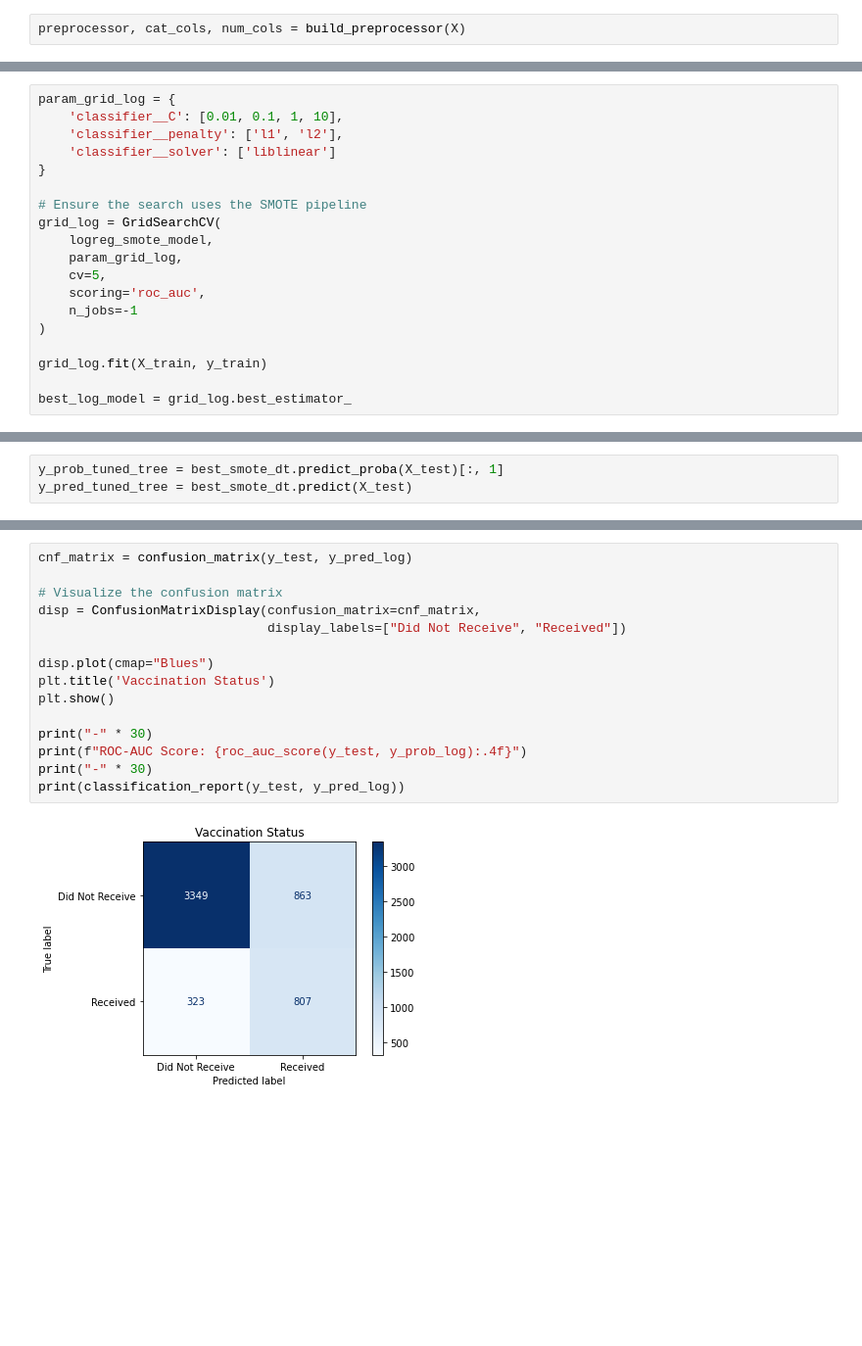
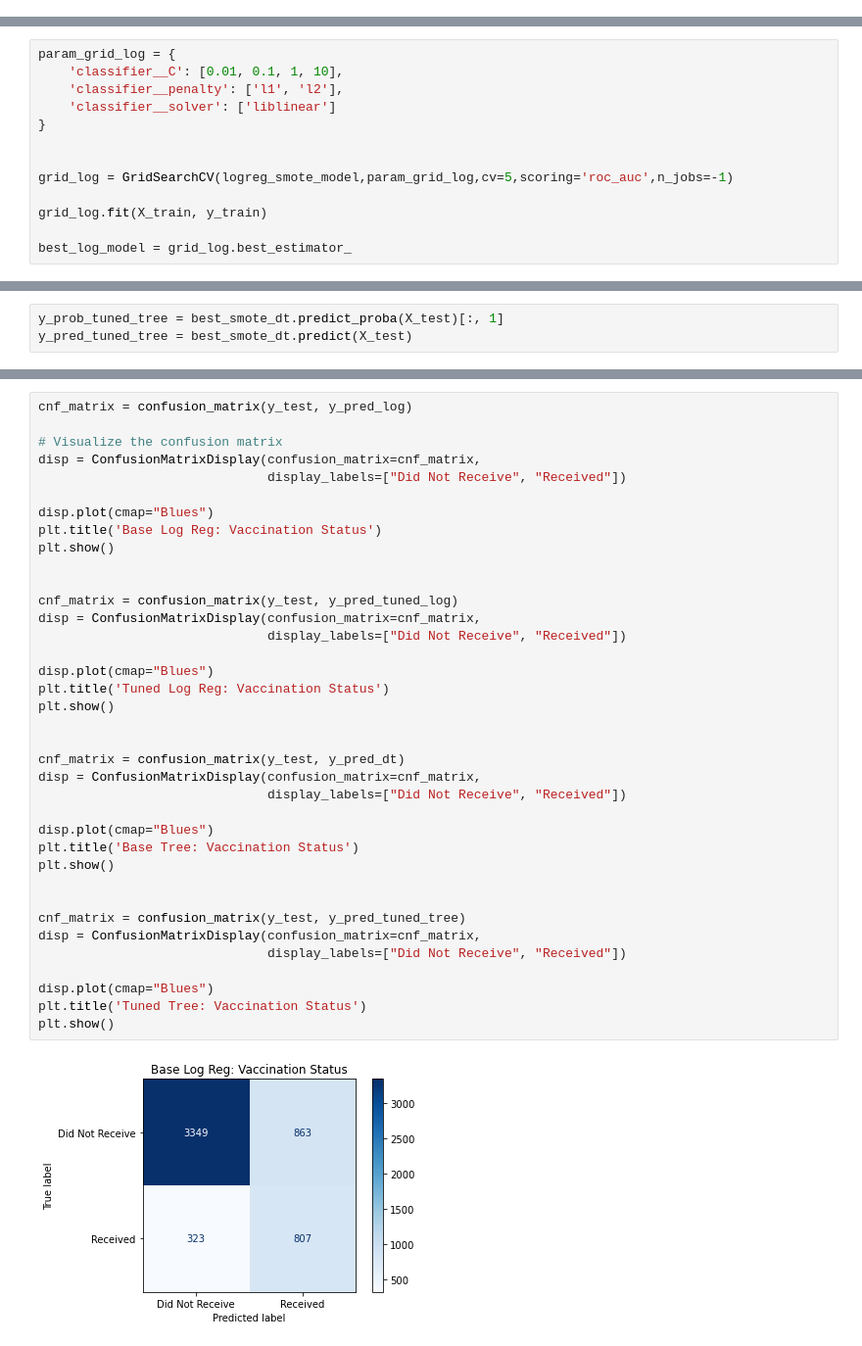
Before and after one commit to just-mawi/Phase-3-Project, a Jupyter notebook: index.ipynb, the cells around one changed output, grey strips where cells are left out. Shown at 98% size. Drawn from its saved outputs; the diff is of its cells as text; blank space fills up the shorter version.

```diff
--- a/index.ipynb
+++ b/index.ipynb
@@ -281,3 +323 @@ def build_preprocessor(X):
-# %%
-preprocessor, cat_cols, num_cols = build_preprocessor(X)
 # %% [markdown]
@@ -339,14 +370,8 @@ param_grid_log = {
     'classifier__solver': ['liblinear']
 }
 
-# Ensure the search uses the SMOTE pipeline
-grid_log = GridSearchCV(
-    logreg_smote_model,
-    param_grid_log,
-    cv=5,
-    scoring='roc_auc',
-    n_jobs=-1
-)
+
+grid_log = GridSearchCV(logreg_smote_model,param_grid_log,cv=5,scoring='roc_auc',n_jobs=-1)
 
 grid_log.fit(X_train, y_train)
 
@@ -481,17 +488,39 @@ perm_importance_tuned.head(10)
 # %%
 cnf_matrix = confusion_matrix(y_test, y_pred_log)
 
 # Visualize the confusion matrix
 disp = ConfusionMatrixDisplay(confusion_matrix=cnf_matrix,
                               display_labels=["Did Not Receive", "Received"])
 
 disp.plot(cmap="Blues")
-plt.title('Vaccination Status')
+plt.title('Base Log Reg: Vaccination Status')
 plt.show()
 
-print("-" * 30)
-print(f"ROC-AUC Score: {roc_auc_score(y_test, y_prob_log):.4f}")
-print("-" * 30)
-print(classification_report(y_test, y_pred_log))
+
+cnf_matrix = confusion_matrix(y_test, y_pred_tuned_log)
+disp = ConfusionMatrixDisplay(confusion_matrix=cnf_matrix,
+                              display_labels=["Did Not Receive", "Received"])
+
+disp.plot(cmap="Blues")
+plt.title('Tuned Log Reg: Vaccination Status')
+plt.show()
+
+
+cnf_matrix = confusion_matrix(y_test, y_pred_dt)
+disp = ConfusionMatrixDisplay(confusion_matrix=cnf_matrix,
+                              display_labels=["Did Not Receive", "Received"])
+
+disp.plot(cmap="Blues")
+plt.title('Base Tree: Vaccination Status')
+plt.show()
+
+
+cnf_matrix = confusion_matrix(y_test, y_pred_tuned_tree)
+disp = ConfusionMatrixDisplay(confusion_matrix=cnf_matrix,
+                              display_labels=["Did Not Receive", "Received"])
+
+disp.plot(cmap="Blues")
+plt.title('Tuned Tree: Vaccination Status')
+plt.show()
 # %% [output]
-[figure, old version]
+[figure, new version]
```
Also changed, not shown: parts of 48 cells of this notebook.
